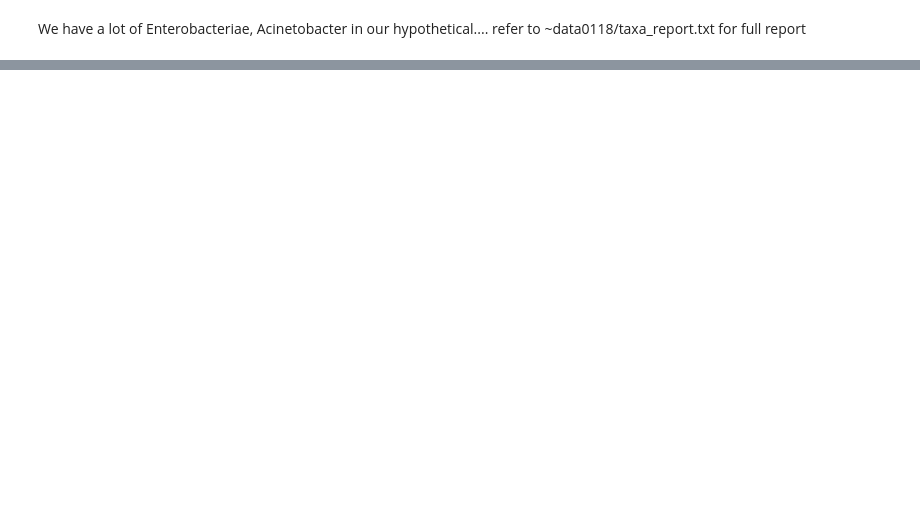
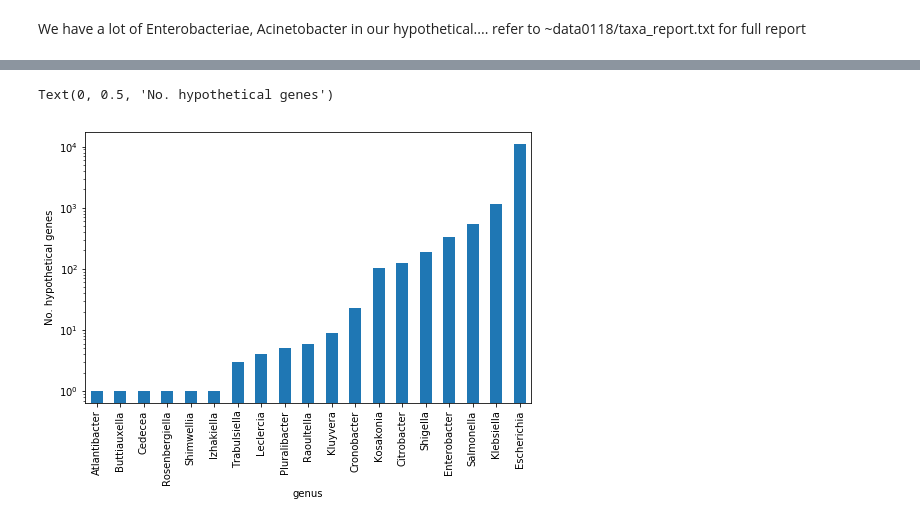
Before and after one commit to algaebrown/resistanceExp, a Jupyter notebook: visualization/exp8_blast/20181005hypothetical_taxa_hit.ipynb, the cells around one changed output, grey strips where cells are left out. Cells and saved outputs as stored; diff of their text form; code cells hidden in the pictures; blank space fills up the shorter version.

```diff
--- a/visualization/exp8_blast/20181005hypothetical_taxa_hit.ipynb
+++ b/visualization/exp8_blast/20181005hypothetical_taxa_hit.ipynb
@@ -189,0 +234,8 @@ taxon_df.loc[taxon_df['family'] == 'Enterobacteriaceae'].groupby(by = 'genus')['
+# %%
+family_count = taxon_df.loc[taxon_df['family'] == 'Enterobacteriaceae'].groupby(by = 'genus')['specific count'].sum()
+family_count = family_count.loc[family_count.index != ''].loc[family_count > 0]
+ax = family_count.sort_values().plot(kind = 'bar', logy = True, figsize = (8,5))
+ax.set_ylabel('No. hypothetical genes')
+# %% [output]
+Text(0, 0.5, 'No. hypothetical genes')
+[figure, added]
```
Also changed, not shown: parts of 15 cells of this notebook.
